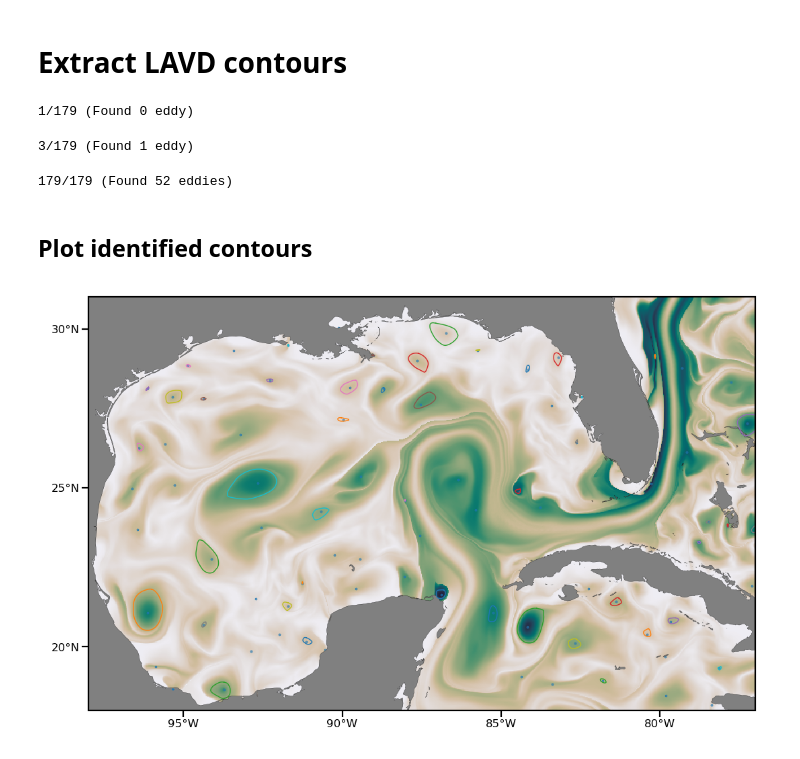
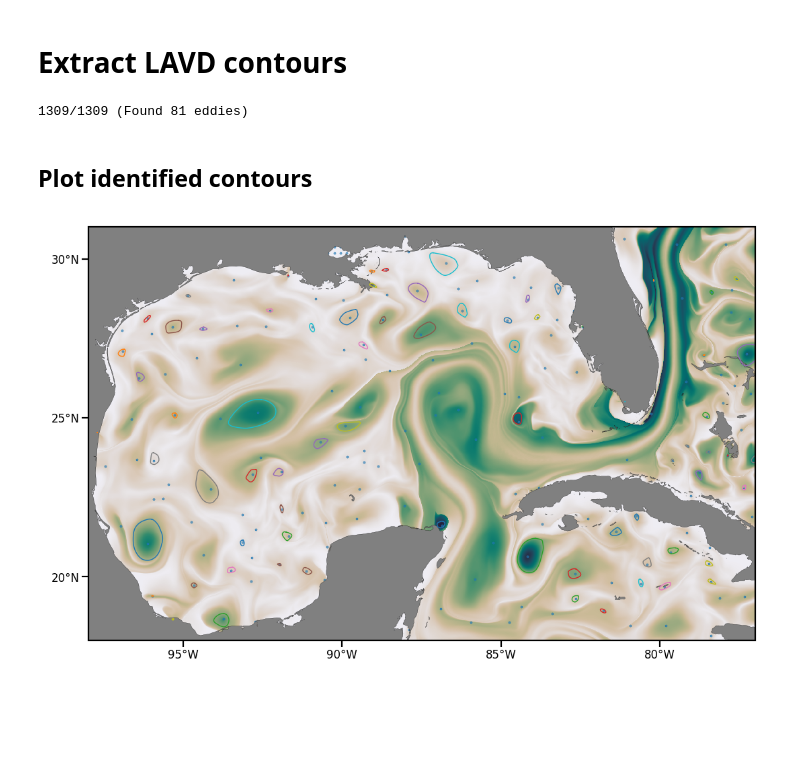
Before and after one commit to philippemiron/xlcs, a Jupyter notebook: examples/ex1-lavd.ipynb, the cells around one changed output. Drawn from its saved outputs; the diff is of its cells as text; code cells hidden in the pictures; blank space fills up the shorter version.

```diff
--- a/examples/ex1-lavd.ipynb
+++ b/examples/ex1-lavd.ipynb
@@ -113,7 +111,7 @@ coords = {
     "X": {"center": "longitude", "inner": "longitude_g"},
     "Y": {"center": "latitude", "inner": "latitude_g"},
 }
-grid = Grid(ds, periodic=[], coords=coords)
+grid = Grid(ds, periodic=[], coords=coords, autoparse_metadata=False)
 grid
 # %% [output]
 <xgcm.Grid>
@@ -196,27 +194,4 @@ output_folder = "./"
 # %%
 px = np.arange(lon[0], lon[1] - pdist, pdist)
 py = np.arange(lat[0], lat[1] + pdist, pdist)
-px_grid, py_grid = np.meshgrid(px, py)
-
-ds_traj = xr.Dataset().assign_coords(
-    {
-        "dx": xr.DataArray(
-            gsw.distance(px_grid, py_grid, axis=1),
-            dims=["yc", "xg"],
-            coords={"yc": py, "xg": 0.5 * (px[1:] + px[:-1])},
-        ),
-        "dy": xr.DataArray(
-            gsw.distance(px_grid, py_grid, axis=0),
-            dims=["yg", "xc"],
-            coords={"yg": 0.5 * (py[1:] + py[:-1]), "xc": px},
-        ),
-    }
-)
-
-
-coords = {
-    "X": {"center": "xc", "inner": "xg"},
-    "Y": {"center": "yc", "inner": "yg"},
-}
-grid_traj = Grid(ds_traj, periodic=[], coords=coords)
-grid_traj
+ds_traj, grid_traj = lt.make_trajectory_grid(px, py)
@@ -244,9 +211,7 @@ INFO: Output files are stored in ./lavd_19950115.zarr.
 ## Integrate the vorticity sampled along the trajectory
 # %%
 # calculate LAVD from the Parcel's outputs
-with xr.open_dataset(
-    join(output_folder, f"lavd_{t0.strftime('%Y%m%d')}.zarr")
-) as ds_out:
+with xr.open_dataset(join(output_folder, f"lavd_{t0.strftime('%Y%m%d')}.zarr")) as ds_out:
     ds_traj["lavd"] = (
         ("yc", "xc"),
         lt.lavd(
@@ -283,24 +248,20 @@ max_radius = 3  # degree (so ~300 km)
 number_levels = 50
 peaks_xy, peaks_contour = extract_contours(ds_traj, defTol, max_radius, number_levels)
 # %% [output]
-1/179 (Found 0 eddy)
+1309/1309 (Found 81 eddies)
-3/179 (Found 1 eddy)
-179/179 (Found 52 eddies)
 # %% [markdown]
 ## Plot identified contours
 # %%
 fig = plt.figure(dpi=200)
 ax = fig.add_subplot(1, 1, 1, aspect="equal", projection=ccrs.PlateCarree())
 pcm = ax.pcolormesh(ds_traj["xc"], ds_traj["yc"], ds_traj["lavd"], cmap=cmocean.cm.rain)
 
 cc = 0
 for c in peaks_contour:
     if c is not None:
         ax.plot(c[:, 1], c[:, 0], linewidth=0.5)
 
-ax.scatter(
-    ds_traj["xc"].values[peaks_xy[:, 1]], ds_traj["yc"].values[peaks_xy[:, 0]], s=0.1
-)
+ax.scatter(ds_traj["xc"].values[peaks_xy[:, 1]], ds_traj["yc"].values[peaks_xy[:, 0]], s=0.1)
 gom_map(ax)
 # %% [output]
-[figure, old version]
+[figure, new version]
```
Also changed, not shown: parts of 6 cells of this notebook, 17 other files.
